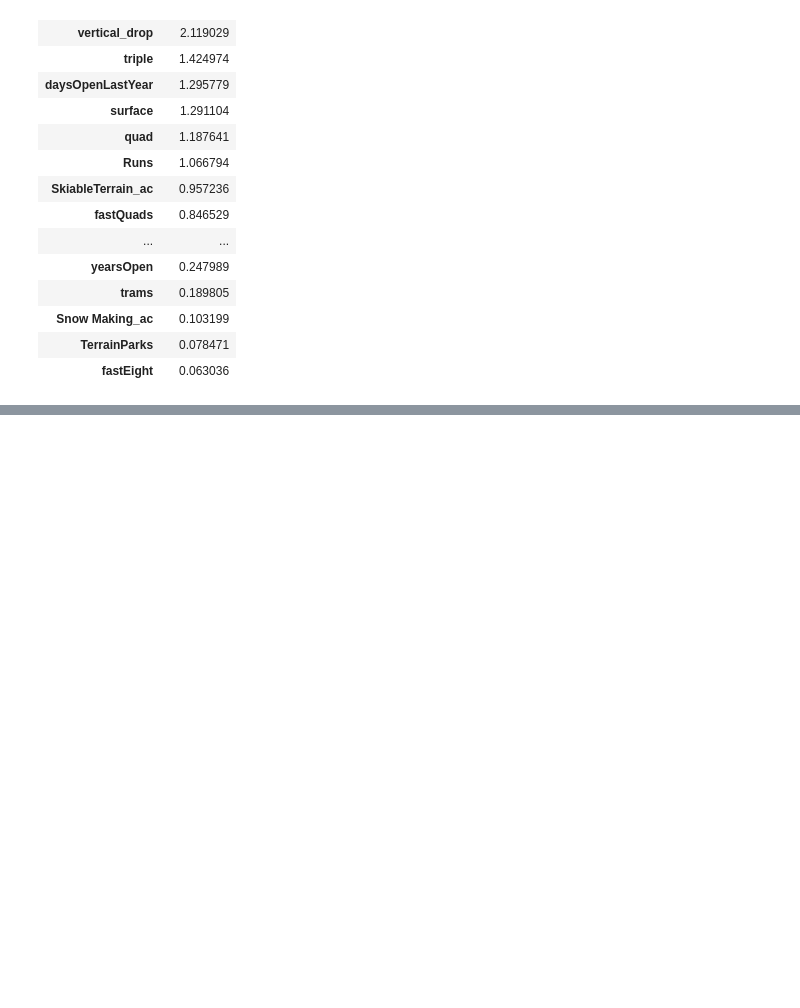
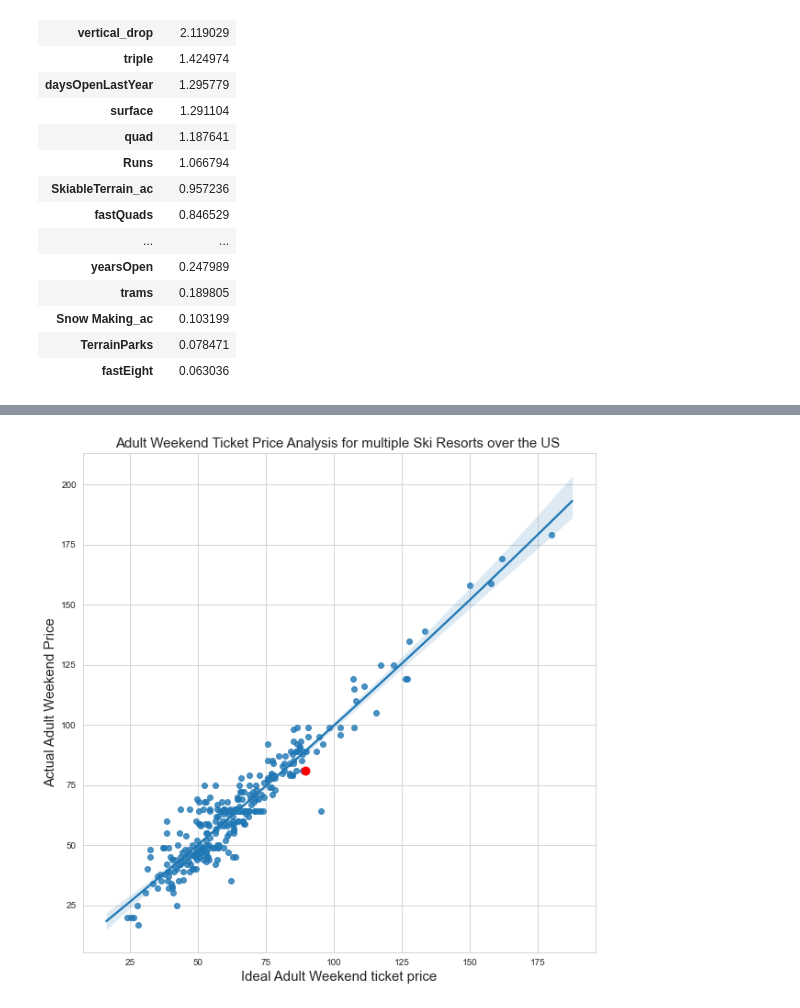
Before and after one commit to JulienLaks/Springboard, a Jupyter notebook: Units/6:Applying the Data Science Method/6:Documentation/GuidedCapstoneStep6HL.ipynb, the cells around one changed output, grey strips where cells are left out. Drawn from its saved outputs; the diff is of its cells as text; code cells hidden in the pictures; blank space fills up the shorter version.

```diff
--- a/Units/6:Applying the Data Science Method/6:Documentation/GuidedCapstoneStep6HL.ipynb
+++ b/Units/6:Applying the Data Science Method/6:Documentation/GuidedCapstoneStep6HL.ipynb
@@ -38,5 +39,5 @@ import matplotlib.pyplot as plt
 # %%
-df=pd.read_csv('/Users/mazeppa/Desktop/Springboard/Units/6:Applying the Data Science Method/3:Exploratory Data Analysis/step3_output.csv')
+df=pd.read_csv('/Users/mazeppa/Desktop/Springboard/Springboard/Units/6:Applying the Data Science Method/3:Exploratory Data Analysis/step3_output.csv')
 # %% [markdown]
 ## Fit Models with Training Dataset
 # %% [markdown]
@@ -194,0 +214,37 @@ coefs.to_csv('linear_model_coefs.csv')
+# %%
+#Prepare X and y
+X=df.drop(['state','Name','AdultWeekend','summit_elev'],axis=1)
+y=df['AdultWeekend']
+
+#Scale
+from sklearn import preprocessing
+scaler = preprocessing.StandardScaler().fit(X)
+X_scaled=scaler.transform(X)
+y=y.ravel()
+
+from sklearn import linear_model
+from sklearn.metrics import explained_variance_score,mean_absolute_error
+lm = linear_model.LinearRegression()
+model=lm.fit(X,y)
+
+y_pred=lm.predict(X)
+# %%
+c=np.ones(len(y))
+c[151]=0.2
+
+predictions=pd.DataFrame({"y_pred":y_pred,"y":y,"color":c})
+# %%
+sns.set_style("whitegrid")
+
+fig,ax=plt.subplots(figsize=(10,10))
+sns.regplot(x="y_pred",y="y",data=predictions,order=2,ax=ax);
+
+ax.scatter(y_pred[151],y[151],color="red",s=80)
+
+ax.set_xlabel("Ideal Adult Weekend ticket price",size=15);
+ax.set_ylabel("Actual Adult Weekend Price",size=15);
+ax.set_title('Adult Weekend Ticket Price Analysis for multiple Ski Resorts over the US ', fontsize=15);
+
+plt.savefig('figures/fig4.png')
+# %% [output]
+[figure, added]
```
Also changed, not shown: parts of 5 cells of this notebook, 2 other files.
